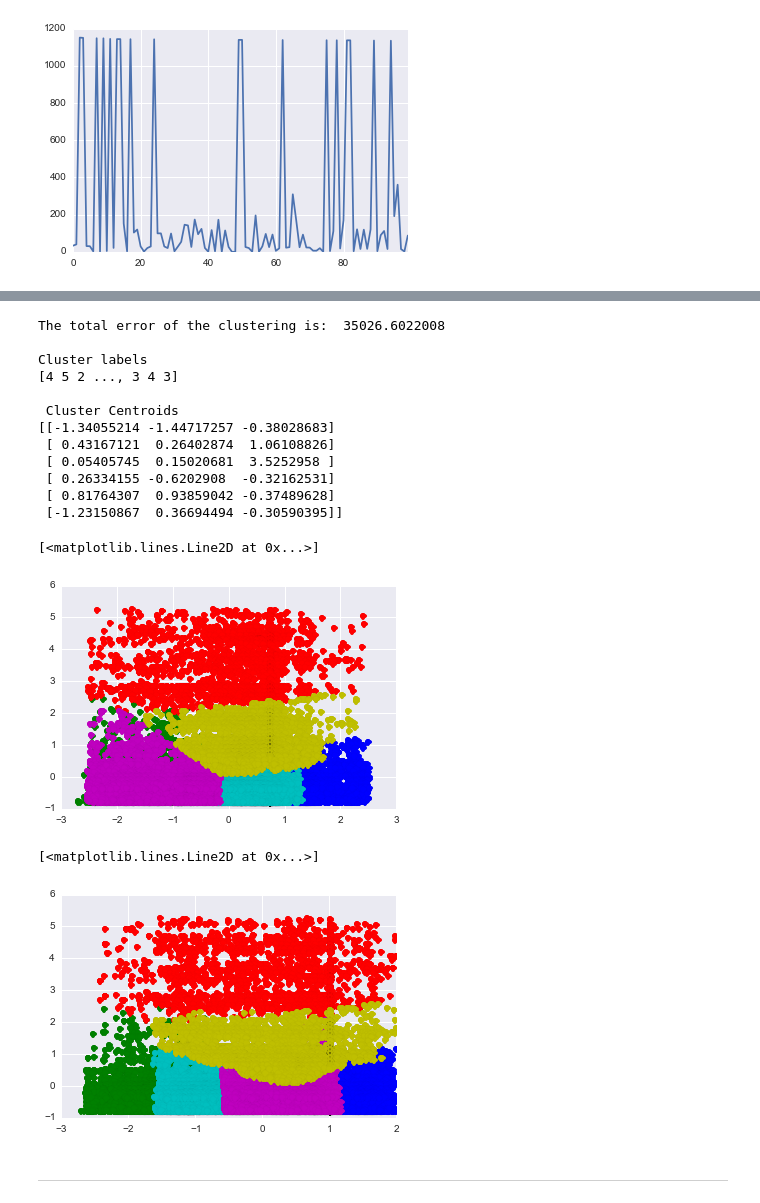
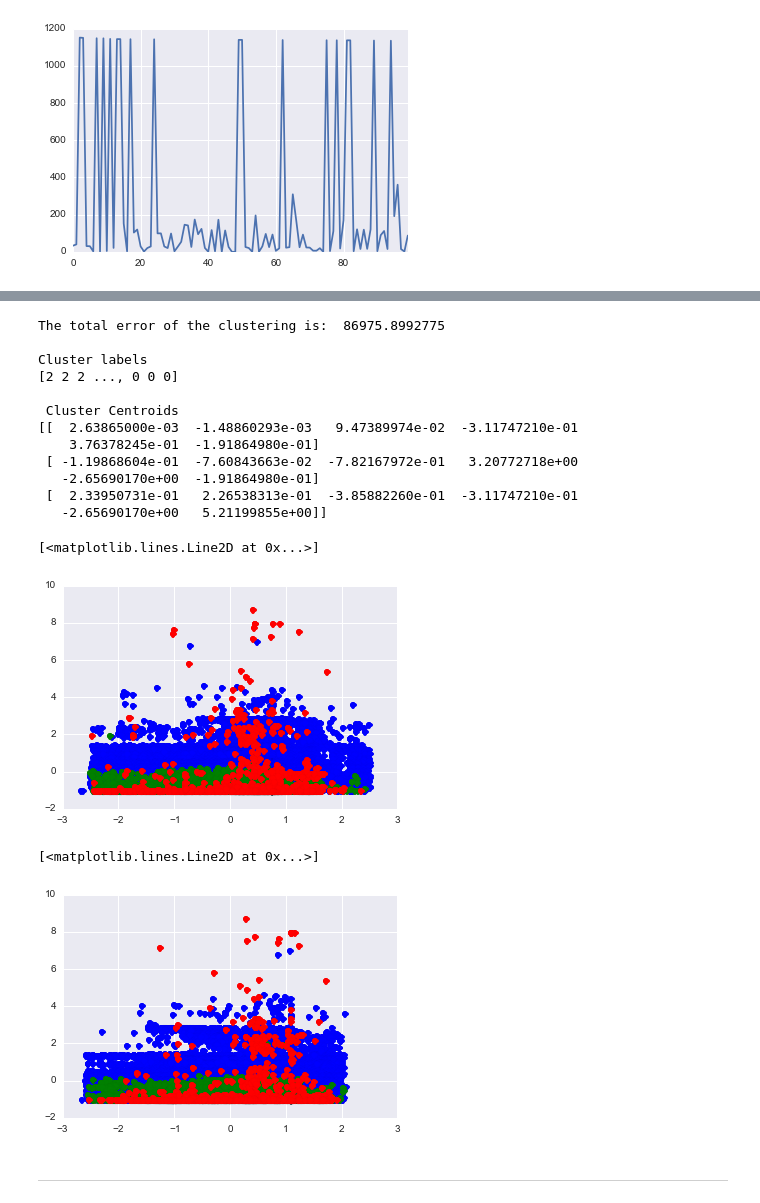
Before and after one commit to mwenda11/spring-2015-homeworks, a Jupyter notebook: submissions/Homework-3/3.Clustering.ipynb, the cells around one changed output, grey strips where cells are left out. Drawn from its saved outputs; the diff is of its cells as text; code cells hidden in the pictures.

```diff
--- a/submissions/Homework-3/3.Clustering.ipynb
+++ b/submissions/Homework-3/3.Clustering.ipynb
@@ -158,0 +198,32 @@ boston.NUM_HOURS_OPEN.head(100).plot(label='hours open')
+# %%
+#find cases about missed trash
+def missed_trash(row):
+    title = str(row.CASE_TITLE).lower()
+    if "missed trash" in title:
+        return 1
+    else:
+        return 0
+
+# find cases related to snow
+def snow_related(row):
+    title = str(row.CASE_TITLE).lower()
+    if "snow removal" in title or "snow plowing" in title:
+        return 1
+    else:
+        return 0
+
+#find cases on street cleaning
+def street_cleaning(row):
+    title = str(row.CASE_TITLE).lower()
+    if "street cleaning" in title:
+        return 1
+    else:
+        return 0
+
+# mark cases with the different categories
+# Adds three ne binary columns -- column value is 1 if a case belongs to a category, otherwise 0
+boston['MISSED_TRASH'] = boston.apply(missed_trash, axis = 1)
+boston['SNOW_RELATED'] = boston.apply(snow_related, axis = 1)
+boston['STREET_CLEANING'] = boston.apply(street_cleaning, axis = 1)
+# %%
+selection = boston.iloc[indices]
@@ -159,10 +252,12 @@ boston.NUM_HOURS_OPEN.head(100).plot(label='hours open')
 # %%
-boston_proj = boston[['LONGITUDE','LATITUDE','NUM_HOURS_OPEN']]
+boston_proj = selection[['LONGITUDE','LATITUDE','NUM_HOURS_OPEN','MISSED_TRASH','SNOW_RELATED','STREET_CLEANING']]
 
 scaler = preprocessing.StandardScaler()
 scaler.fit(boston_proj)
 scaled_bost = scaler.transform(boston_proj)
 
 #scaled_bost = preprocessing.scale(scaled_bost_df)
-scaled_bost.shape
+print scaled_bost.shape
+print scaled_bost[0:10]
+print boston_proj[0:10]
 # %% [output]
@@ -189,5 +300,5 @@ sc_evaluate_clusters(scaled_bost,13)
 # %%
-kmeans = KMeans(init='k-means++', n_clusters=6, n_init=10)
+kmeans = KMeans(init='k-means++', n_clusters=3, n_init=10)
 kmeans.fit_predict(scaled_bost)
 centroids = kmeans.cluster_centers_
 labels = kmeans.labels_
@@ -199,38 +310,32 @@ print labels
 print '\n Cluster Centroids'
 print centroids
 # %% [output]
-The total error of the clustering is:  35026.6022008
+The total error of the clustering is:  86975.8992775
 
 Cluster labels
-[4 5 2 ..., 3 4 3]
+[2 2 2 ..., 0 0 0]
 
  Cluster Centroids
-[[-1.34055214 -1.44717257 -0.38028683]
- [ 0.43167121  0.26402874  1.06108826]
- [ 0.05405745  0.15020681  3.5252958 ]
- [ 0.26334155 -0.6202908  -0.32162531]
- [ 0.81764307  0.93859042 -0.37489628]
- [-1.23150867  0.36694494 -0.30590395]]
+[[  2.63865000e-03  -1.48860293e-03   9.47389974e-02  -3.11747210e-01
+    3.76378245e-01  -1.91864980e-01]
+ [ -1.19868604e-01  -7.60843663e-02  -7.82167972e-01   3.20772718e+00
+   -2.65690170e+00  -1.91864980e-01]
+ [  2.33950731e-01   2.26538313e-01  -3.85882260e-01  -3.11747210e-01
+   -2.65690170e+00   5.21199855e+00]]
 # %%
 plt.plot(scaled_bost[labels==0,0],scaled_bost[labels==0,2],'bo')
 plt.plot(scaled_bost[labels==1,0],scaled_bost[labels==1,2],'go')
 plt.plot(scaled_bost[labels==2,0],scaled_bost[labels==2,2],'ro')
-plt.plot(scaled_bost[labels==3,0],scaled_bost[labels==3,2],'co')
-plt.plot(scaled_bost[labels==4,0],scaled_bost[labels==4,2],'mo')
-plt.plot(scaled_bost[labels==5,0],scaled_bost[labels==5,2],'yo')
 # %% [output]
 [<matplotlib.lines.Line2D at 0x...>]
-[figure, old version]
+[figure, new version]
 # %%
 plt.plot(scaled_bost[labels==0,1],scaled_bost[labels==0,2],'bo')
 plt.plot(scaled_bost[labels==1,1],scaled_bost[labels==1,2],'go')
 plt.plot(scaled_bost[labels==2,1],scaled_bost[labels==2,2],'ro')
-plt.plot(scaled_bost[labels==3,1],scaled_bost[labels==3,2],'co')
-plt.plot(scaled_bost[labels==4,1],scaled_bost[labels==4,2],'mo')
-plt.plot(scaled_bost[labels==5,1],scaled_bost[labels==5,2],'yo')
 # %% [output]
 [<matplotlib.lines.Line2D at 0x...>]
-[figure, old version]
+[figure, new version]
 # %% [markdown]
 -----
 # %% [markdown]
```
Also changed, not shown: parts of 14 cells of this notebook.
